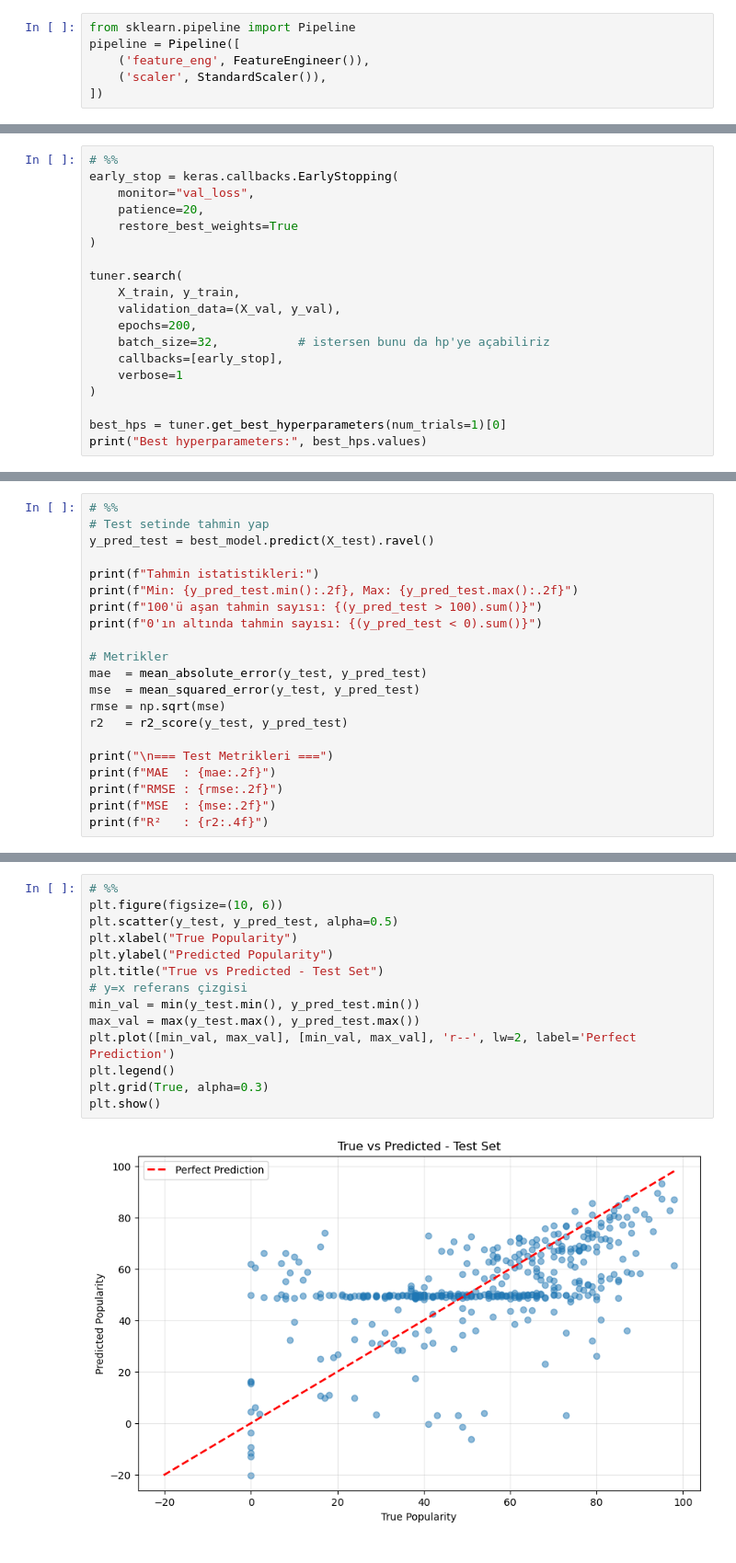
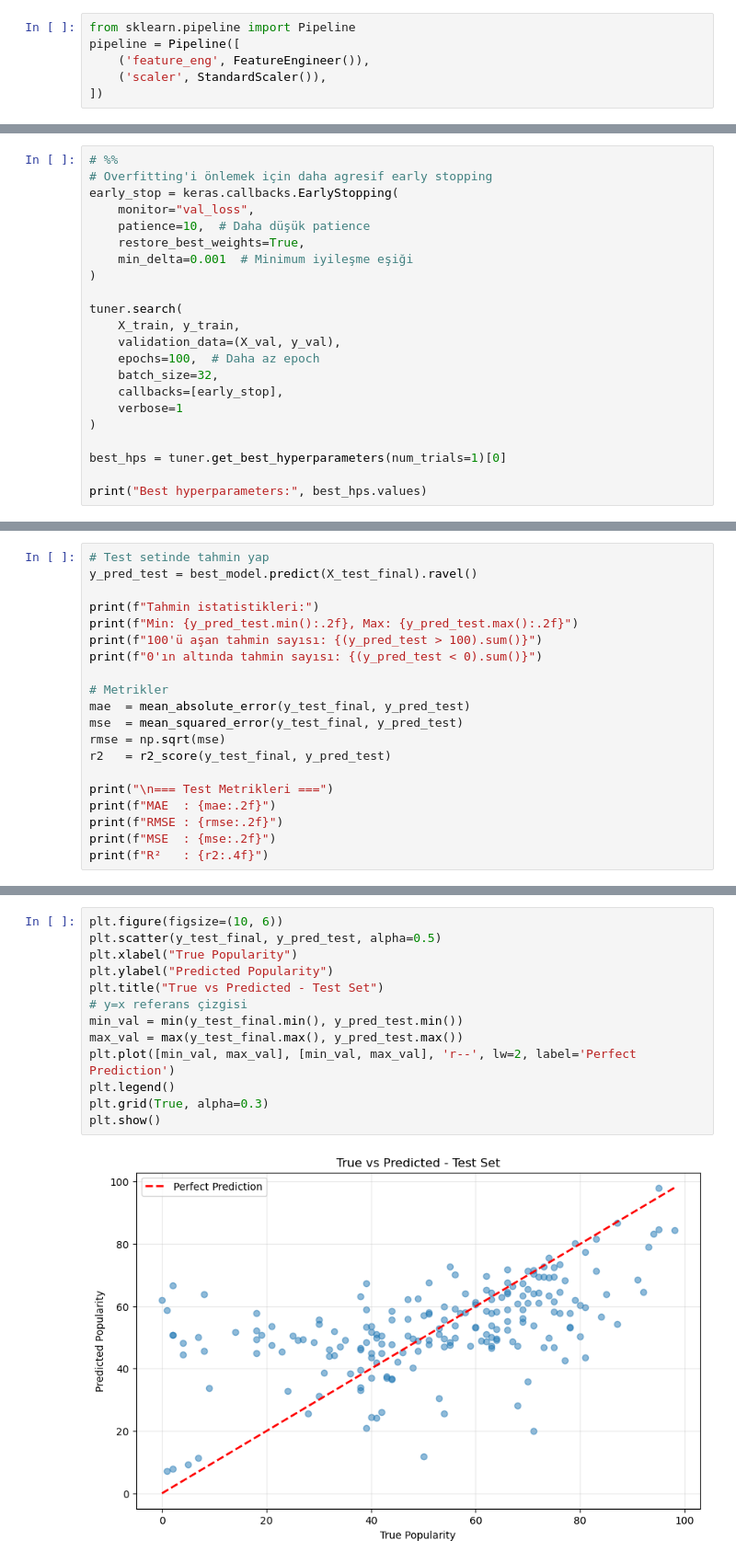
Before and after one commit to essraAlp/spotifyTrendAnalysis, a Jupyter notebook: models/nn.ipynb, the cells around one changed output, grey strips where cells are left out. Shown at 92% size. Drawn from its saved outputs; the diff is of its cells as text.

```diff
--- a/models/nn.ipynb
+++ b/models/nn.ipynb
@@ -144,21 +158,24 @@ learning_rate (Float)
 {'default': 0.0001, 'conditions': [], 'min_value': 0.0001, 'max_value': 0.001, 'step': None, 'sampling': 'log'}
 # %%
 # %%
+# Overfitting'i önlemek için daha agresif early stopping
 early_stop = keras.callbacks.EarlyStopping(
     monitor="val_loss",
-    patience=20,
-    restore_best_weights=True
+    patience=10,  # Daha düşük patience
+    restore_best_weights=True,
+    min_delta=0.001  # Minimum iyileşme eşiği
 )
 
 tuner.search(
     X_train, y_train,
     validation_data=(X_val, y_val),
-    epochs=200,
-    batch_size=32,           # istersen bunu da hp'ye açabiliriz
+    epochs=100,  # Daha az epoch
+    batch_size=32,
     callbacks=[early_stop],
     verbose=1
 )
 
 best_hps = tuner.get_best_hyperparameters(num_trials=1)[0]
+
 print("Best hyperparameters:", best_hps.values)
 # %% [output]
@@ -215,7 +264,6 @@ plt.show()
-# %%
 # %%
 # Test setinde tahmin yap
-y_pred_test = best_model.predict(X_test).ravel()
+y_pred_test = best_model.predict(X_test_final).ravel()
 
 print(f"Tahmin istatistikleri:")
 print(f"Min: {y_pred_test.min():.2f}, Max: {y_pred_test.max():.2f}")
@@ -223,10 +271,10 @@ print(f"100'ü aşan tahmin sayısı: {(y_pred_test > 100).sum()}")
 print(f"0'ın altında tahmin sayısı: {(y_pred_test < 0).sum()}")
 
 # Metrikler
-mae  = mean_absolute_error(y_test, y_pred_test)
-mse  = mean_squared_error(y_test, y_pred_test)
+mae  = mean_absolute_error(y_test_final, y_pred_test)
+mse  = mean_squared_error(y_test_final, y_pred_test)
 rmse = np.sqrt(mse)
-r2   = r2_score(y_test, y_pred_test)
+r2   = r2_score(y_test_final, y_pred_test)
 
 print("\n=== Test Metrikleri ===")
 print(f"MAE  : {mae:.2f}")
@@ -248,16 +296,15 @@ R²   : 0.2774
-# %%
 # %%
 plt.figure(figsize=(10, 6))
-plt.scatter(y_test, y_pred_test, alpha=0.5)
+plt.scatter(y_test_final, y_pred_test, alpha=0.5)
 plt.xlabel("True Popularity")
 plt.ylabel("Predicted Popularity")
 plt.title("True vs Predicted - Test Set")
 # y=x referans çizgisi
-min_val = min(y_test.min(), y_pred_test.min())
-max_val = max(y_test.max(), y_pred_test.max())
+min_val = min(y_test_final.min(), y_pred_test.min())
+max_val = max(y_test_final.max(), y_pred_test.max())
 plt.plot([min_val, max_val], [min_val, max_val], 'r--', lw=2, label='Perfect Prediction')
 plt.legend()
 plt.grid(True, alpha=0.3)
 plt.show()
 # %% [output]
-[figure, old version]
+[figure, new version]
```
Also changed, not shown: parts of 22 cells of this notebook, 7 other files.
